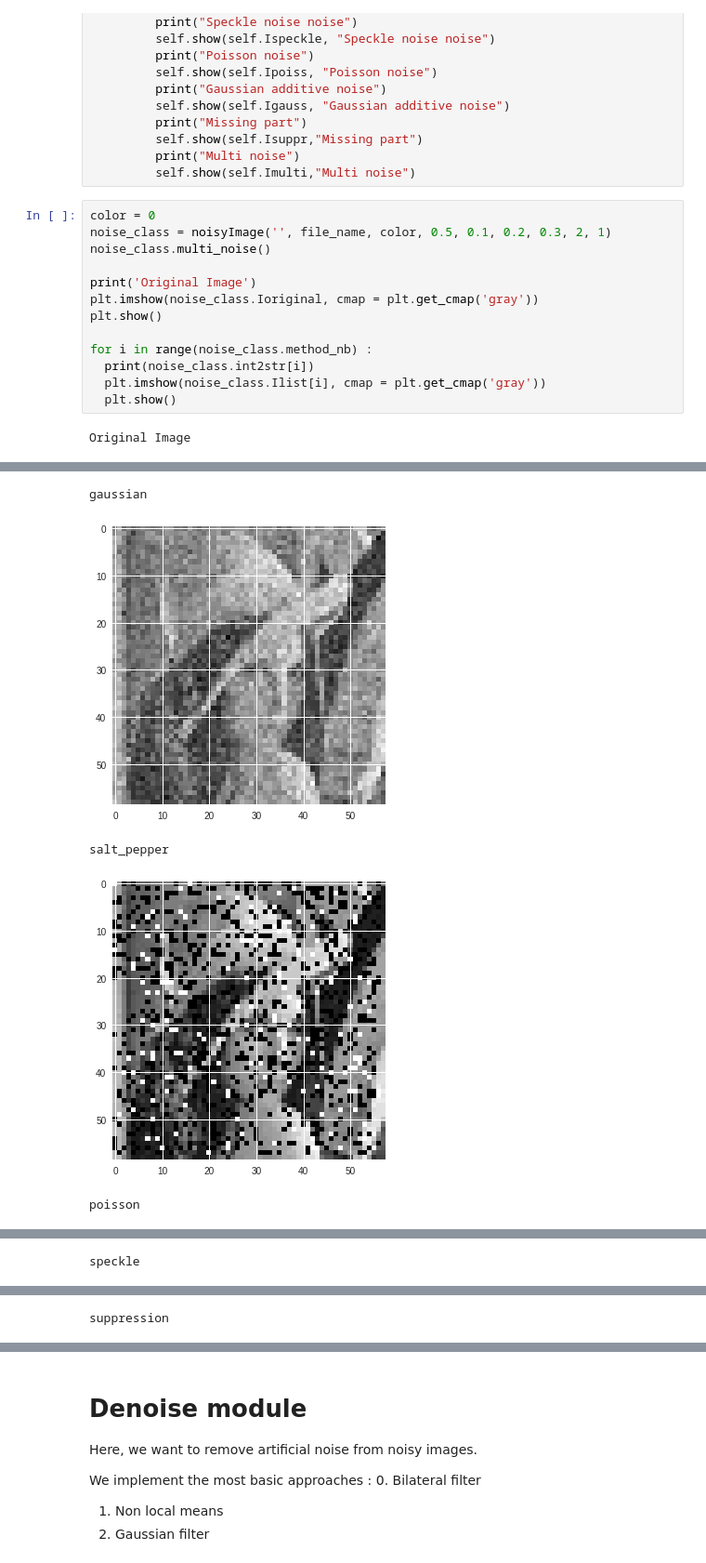
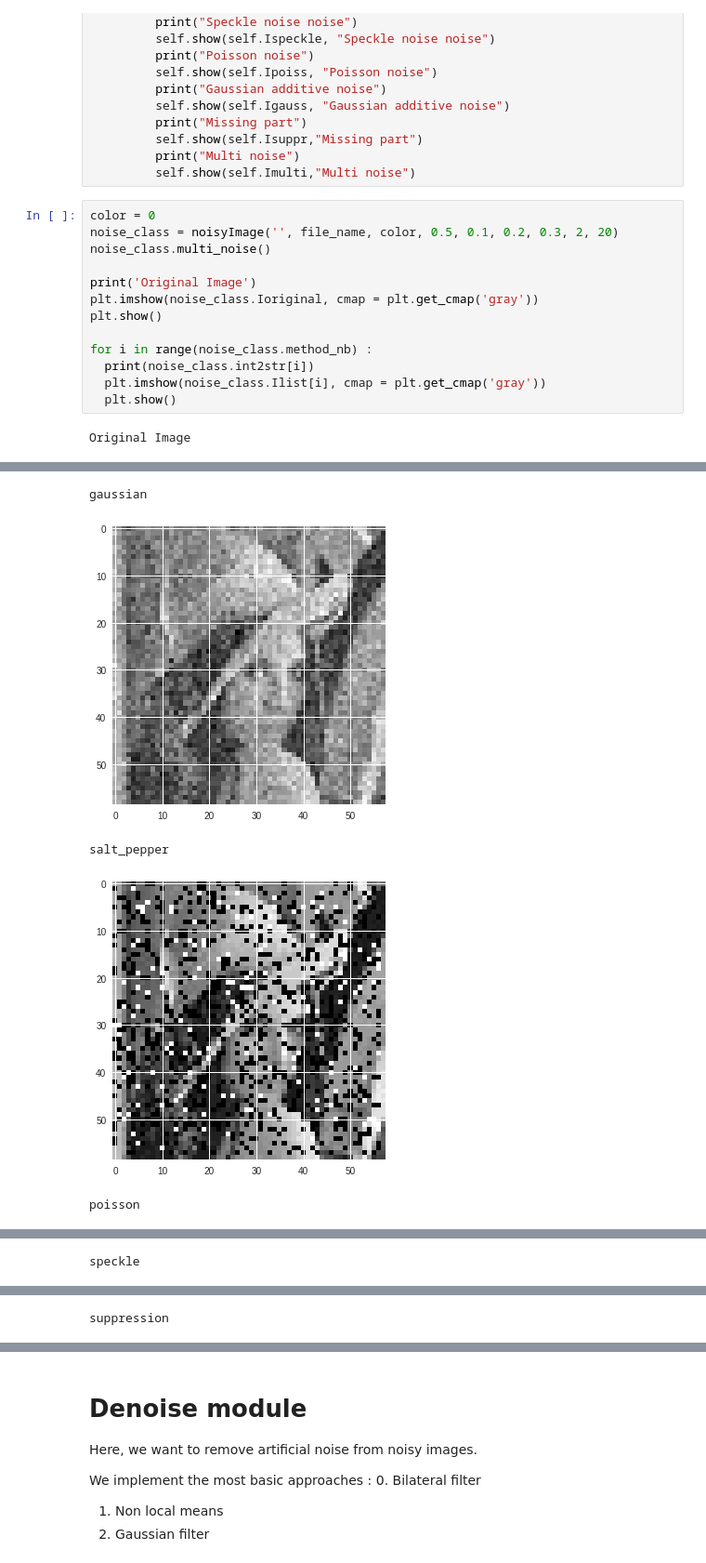
Before and after one commit to rengotj/cobra_denoising, a Jupyter notebook: demo.ipynb, the cells around one changed output, grey strips where cells are left out. Shown: that part at 93% size. Saved outputs shown, nothing was run; the diff lists cells and outputs as text.

Commit message:
best results for multi noise

```diff
--- a/demo.ipynb
+++ b/demo.ipynb
@@ -237,22 +238,22 @@ class noisyImage :
          self.show(self.Imulti,"Multi noise")
 # %%
 color = 0
-noise_class = noisyImage('', file_name, color, 0.5, 0.1, 0.2, 0.3, 2, 1)
+noise_class = noisyImage('', file_name, color, 0.5, 0.1, 0.2, 0.3, 2, 20)
 noise_class.multi_noise()
 
 print('Original Image')
 plt.imshow(noise_class.Ioriginal, cmap = plt.get_cmap('gray'))
 plt.show()
 
 for i in range(noise_class.method_nb) :
   print(noise_class.int2str[i])
   plt.imshow(noise_class.Ilist[i], cmap = plt.get_cmap('gray'))
   plt.show()
 # %% [output]
 Original Image
 [figure]
 gaussian
-[figure, old version]
+[figure, new version]
 salt_pepper
-[figure, old version]
+[figure, new version]
 poisson
```
Also changed, not shown: parts of 14 cells of this notebook.
